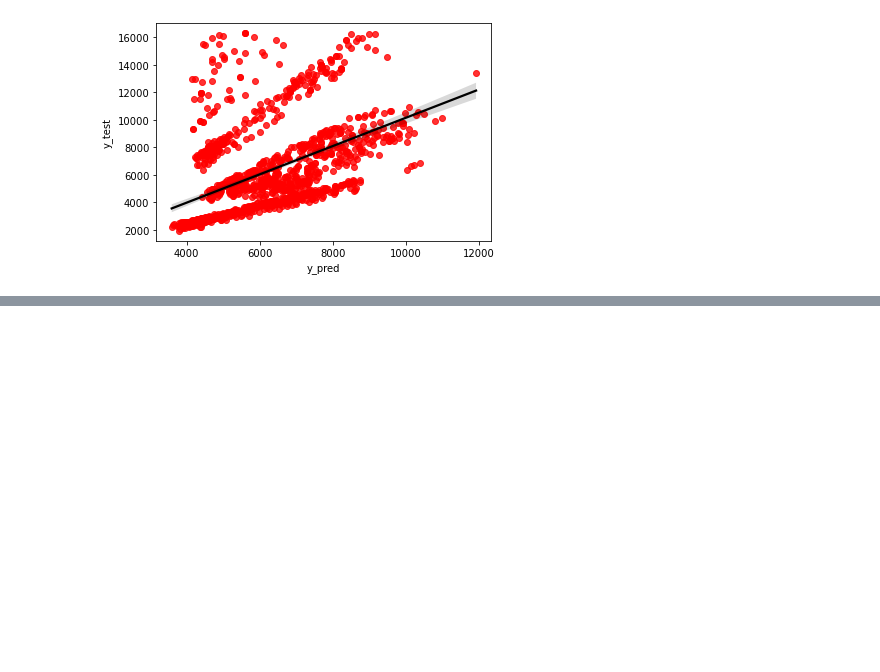
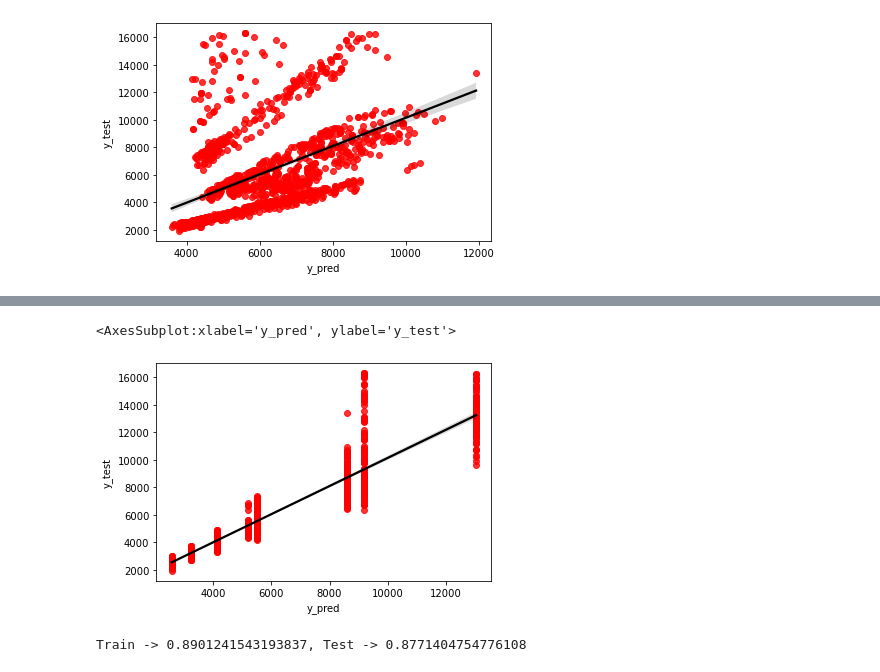
Before and after one commit to esSarah/IronRoth, a Jupyter notebook: Case Study/Customer_Analysis_Case_Study/GrandTheftAuto.ipynb, the cells around one changed output, grey strips where cells are left out. Cells and saved outputs as stored; diff of their text form; code cells hidden in the pictures; blank space fills up the shorter version.

Commit message:
tree

```diff
--- a/Case Study/Customer_Analysis_Case_Study/GrandTheftAuto.ipynb
+++ b/Case Study/Customer_Analysis_Case_Study/GrandTheftAuto.ipynb
@@ -1651,0 +1653,30 @@ X
+# %%
+#let's try wirh all of them
+
+nelson_prepared = join_categories(nelsons_categories, nelsons_numbers)
+
+X=nelson_prepared.drop('customer_lifetime_value', axis=1)
+y=nelson_prepared['customer_lifetime_value']
+
+X_train, X_test, y_train, y_test=train_test_split(X, y, test_size=.20,random_state=42)
+
+model = DecisionTreeRegressor(max_depth=3)
+
+# Not needed because I'm using a decision tree
+#trans = PowerTransform(), StandardScaler()
+#trans.fit(X_train)
+
+model.fit(X_train, y_train)
+
+y_pred_train = model.predict(X_train)
+y_pred_test  = model.predict(X_test)
+
+result=pd.DataFrame({"y_test":y_test,"y_pred":y_pred_test})
+sns.regplot(x='y_pred',y='y_test', data=result, scatter_kws={"color": "red"}, line_kws={"color": "black"})
+# %% [output]
+<AxesSubplot:xlabel='y_pred', ylabel='y_test'>
+[figure, added]
+# %%
+print(f"Train -> {model.score(X_train, y_train)}, Test -> {model.score(X_test, y_test)}")
+# %% [output]
+Train -> 0.8901241543193837, Test -> 0.8771404754776108
```
Also changed, not shown: parts of 15 cells of this notebook.
